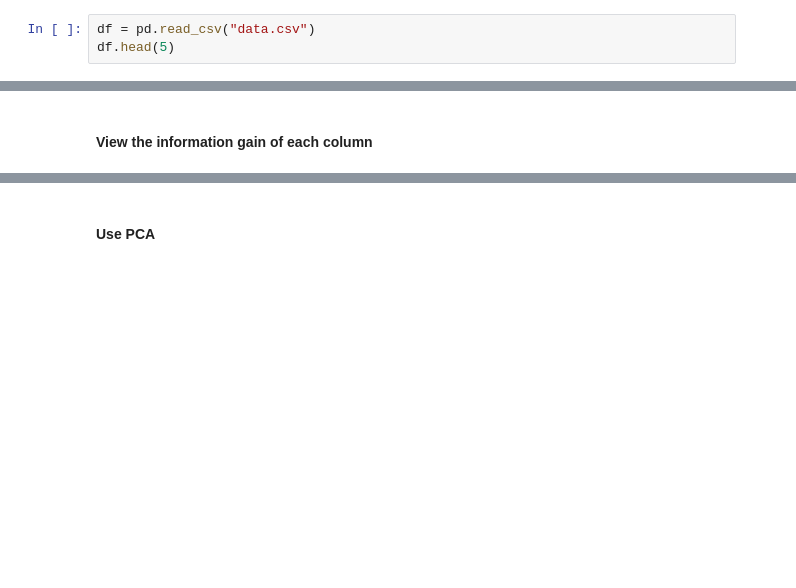
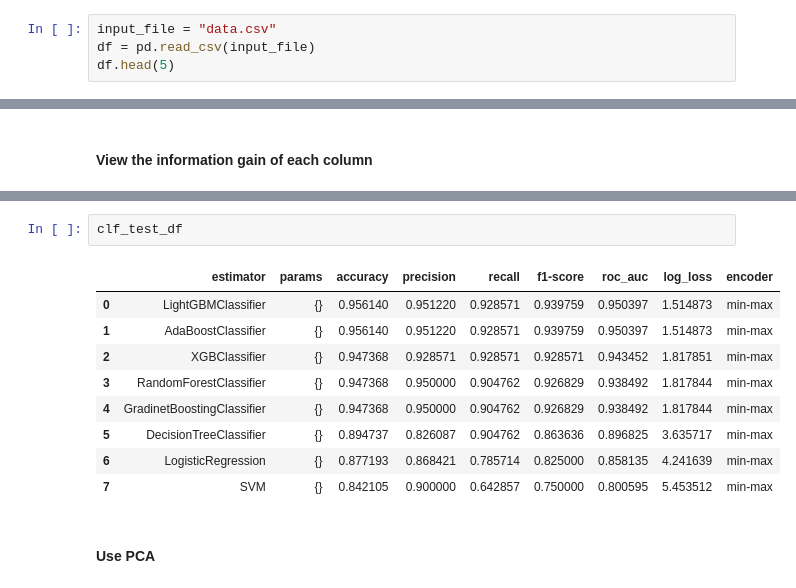
Before and after one commit to maindolaamit/tutorials, a Jupyter notebook: Data-Science/ML/breast-cancer/Breast-Cancer.ipynb, the cells around one changed output, grey strips where cells are left out. Saved outputs shown, nothing was run; the diff lists cells and outputs as text; blank space fills up the shorter version.

```diff
--- a/Data-Science/ML/breast-cancer/Breast-Cancer.ipynb
+++ b/Data-Science/ML/breast-cancer/Breast-Cancer.ipynb
@@ -81,7 +81,8 @@ sns.set_theme(style="whitegrid", palette="Set3")
 # %% [markdown]
 # Load and explore the data
 # %%
-df = pd.read_csv("data.csv")
+input_file = "data.csv"
+df = pd.read_csv(input_file)
 df.head(5)
 # %% [output]
 |  | id | diagnosis | radius_mean | texture_mean | perimeter_mean | area_mean | smoothness_mean | ... |
@@ -365,3 +315,15 @@ Running GridSearchCV for LogisticRegression
+# %%
+clf_test_df
+# %% [output]
+|  | estimator | params | accuracy | precision | recall | f1-score | roc_auc | log_loss | encoder |
+| 0 | LightGBMClassifier | {} | 0.956140 | 0.951220 | 0.928571 | 0.939759 | 0.950397 | 1.514873 | min-max |
+| 1 | AdaBoostClassifier | {} | 0.956140 | 0.951220 | 0.928571 | 0.939759 | 0.950397 | 1.514873 | min-max |
+| 2 | XGBClassifier | {} | 0.947368 | 0.928571 | 0.928571 | 0.928571 | 0.943452 | 1.817851 | min-max |
+| 3 | RandomForestClassifier | {} | 0.947368 | 0.950000 | 0.904762 | 0.926829 | 0.938492 | 1.817844 | min-max |
+| 4 | GradinetBoostingClassifier | {} | 0.947368 | 0.950000 | 0.904762 | 0.926829 | 0.938492 | 1.817844 | min-max |
+| 5 | DecisionTreeClassifier | {} | 0.894737 | 0.826087 | 0.904762 | 0.863636 | 0.896825 | 3.635717 | min-max |
+| 6 | LogisticRegression | {} | 0.877193 | 0.868421 | 0.785714 | 0.825000 | 0.858135 | 4.241639 | min-max |
+| 7 | SVM | {} | 0.842105 | 0.900000 | 0.642857 | 0.750000 | 0.800595 | 5.453512 | min-max |
 # %% [markdown]
 #### Use PCA
 # %%
```
Also changed, not shown: parts of 31 cells of this notebook, 44 other files.
